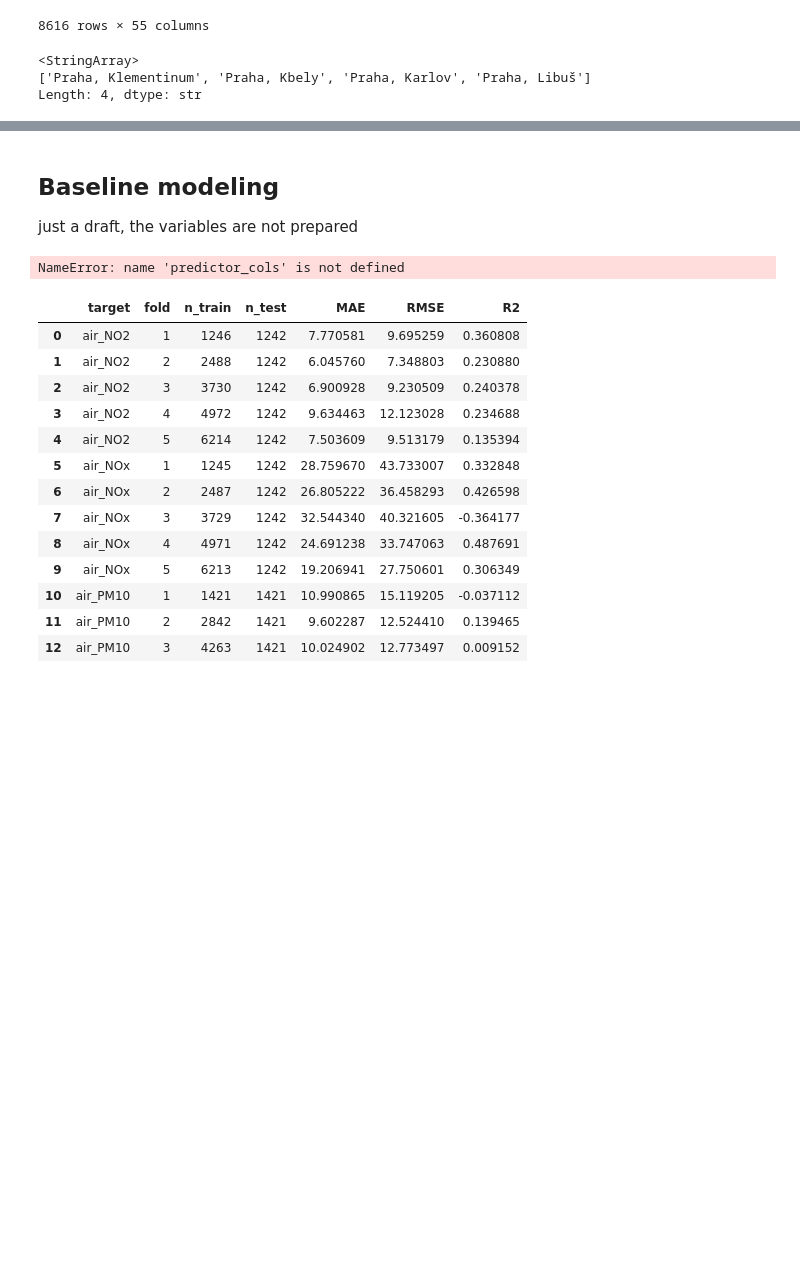
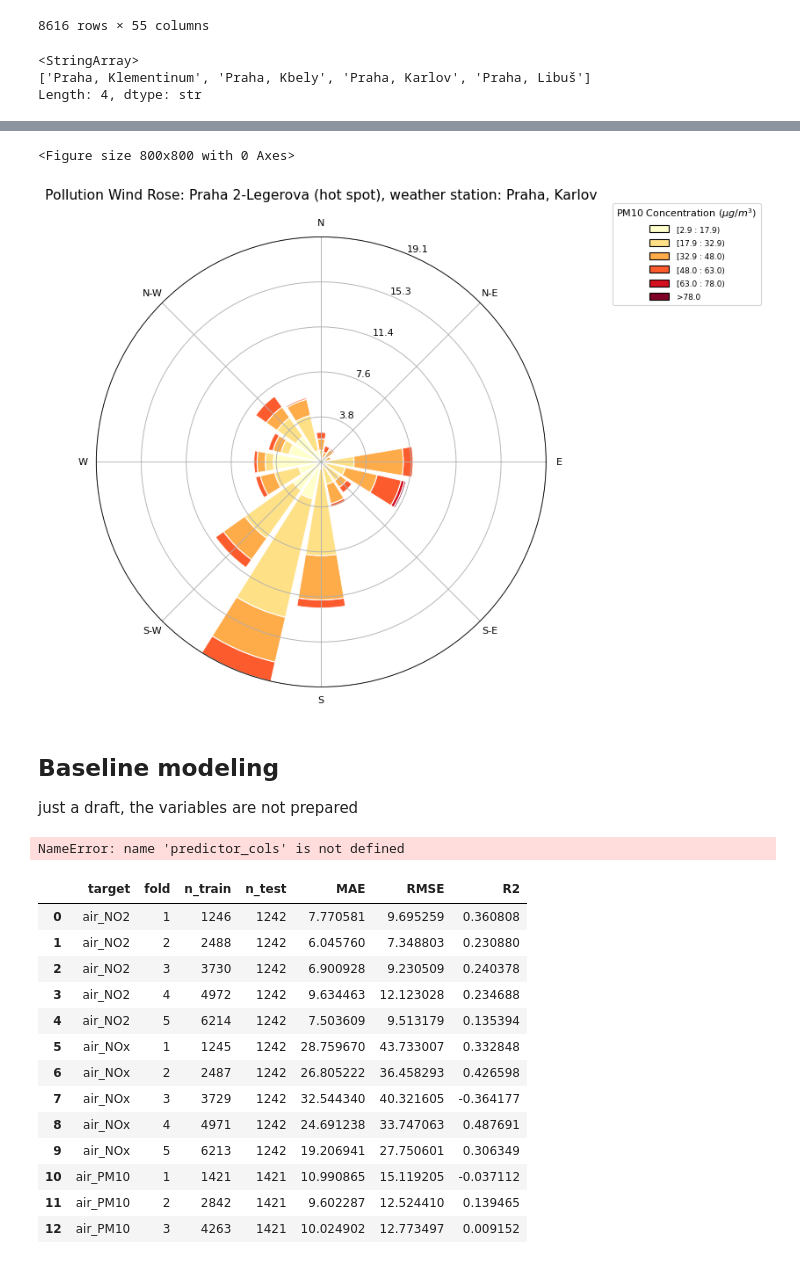
Before and after one commit to jayjay7788/Data-Processing-in-Python---Project, a Jupyter notebook: notebooks/data processing draft.ipynb, the cells around one changed output, grey strips where cells are left out. Drawn from its saved outputs; the diff is of its cells as text; code cells hidden in the pictures; blank space fills up the shorter version.

Commit message:
Add draft of windrose chart

```diff
--- a/notebooks/data processing draft.ipynb
+++ b/notebooks/data processing draft.ipynb
@@ -1285,3 +1308,32 @@ Length: 4, dtype: str
+# %%
+import matplotlib.pyplot as plt
+import matplotlib.cm as cm
+from windrose import WindroseAxes
+
+target_station = "Praha 2-Legerova (hot spot)"
+
+df_single_station = df[df['air_station_name'] == target_station]
+corresponding_weather_station = df_single_station["weather_station_name"].iloc[0]
+
+plt.figure(figsize=(8, 8))
+ax = WindroseAxes.from_ax()
+
+ax.bar(
+    df_single_station['weather_Dprum'],
+    df_single_station['air_PM10'],
+    normed=True,
+    opening=0.85,
+    edgecolor='white',
+    cmap=cm.YlOrRd,
+    nsector=16
+)
+
+ax.set_legend(title=r"PM10 Concentration ($\mu g/m^3$)", bbox_to_anchor=(1.15, 0.85))
+plt.title(f"Pollution Wind Rose: {target_station}, weather station: {corresponding_weather_station}", fontsize=14, pad=20)
+plt.show()
+# %% [output]
+<Figure size 800x800 with 0 Axes>
+[figure, added]
 # %% [markdown]
 ## Baseline modeling
 just a draft, the variables are not prepared
```
Also changed, not shown: parts of 3 cells of this notebook, 1 other file.
